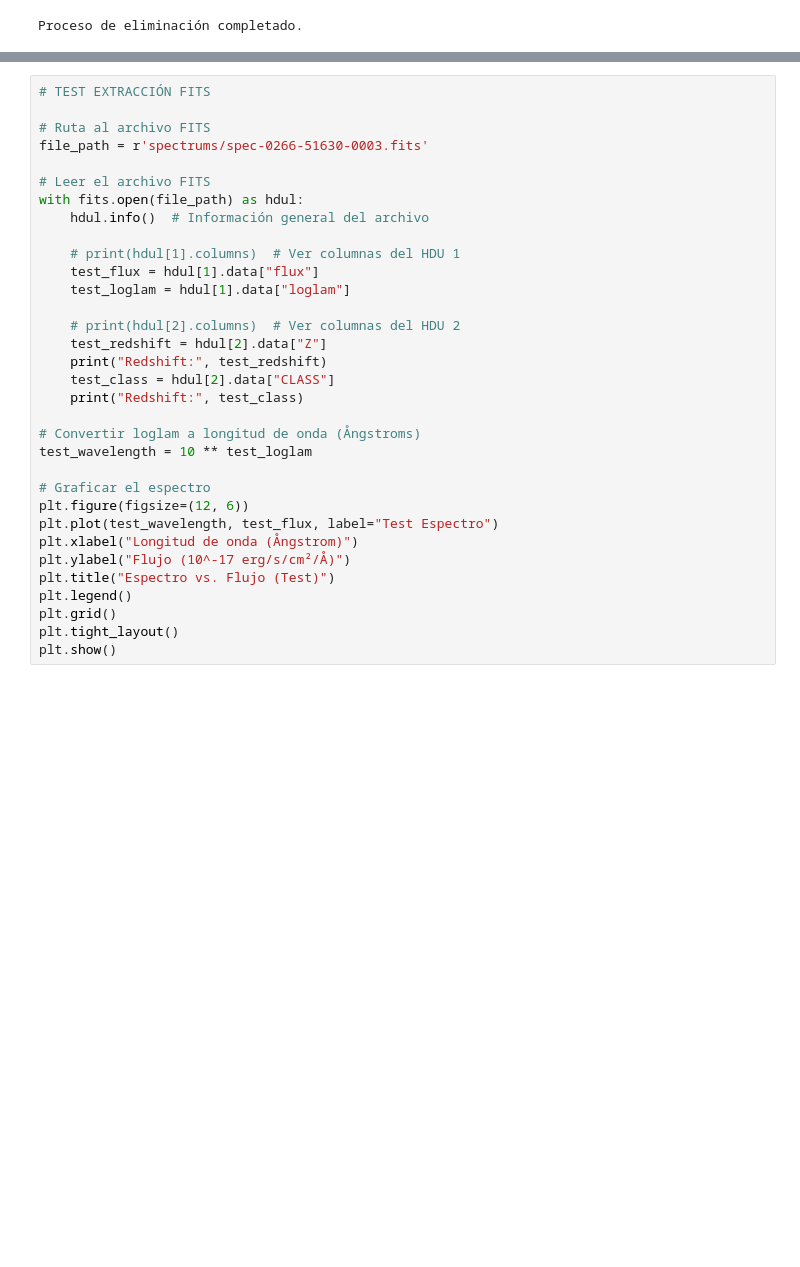
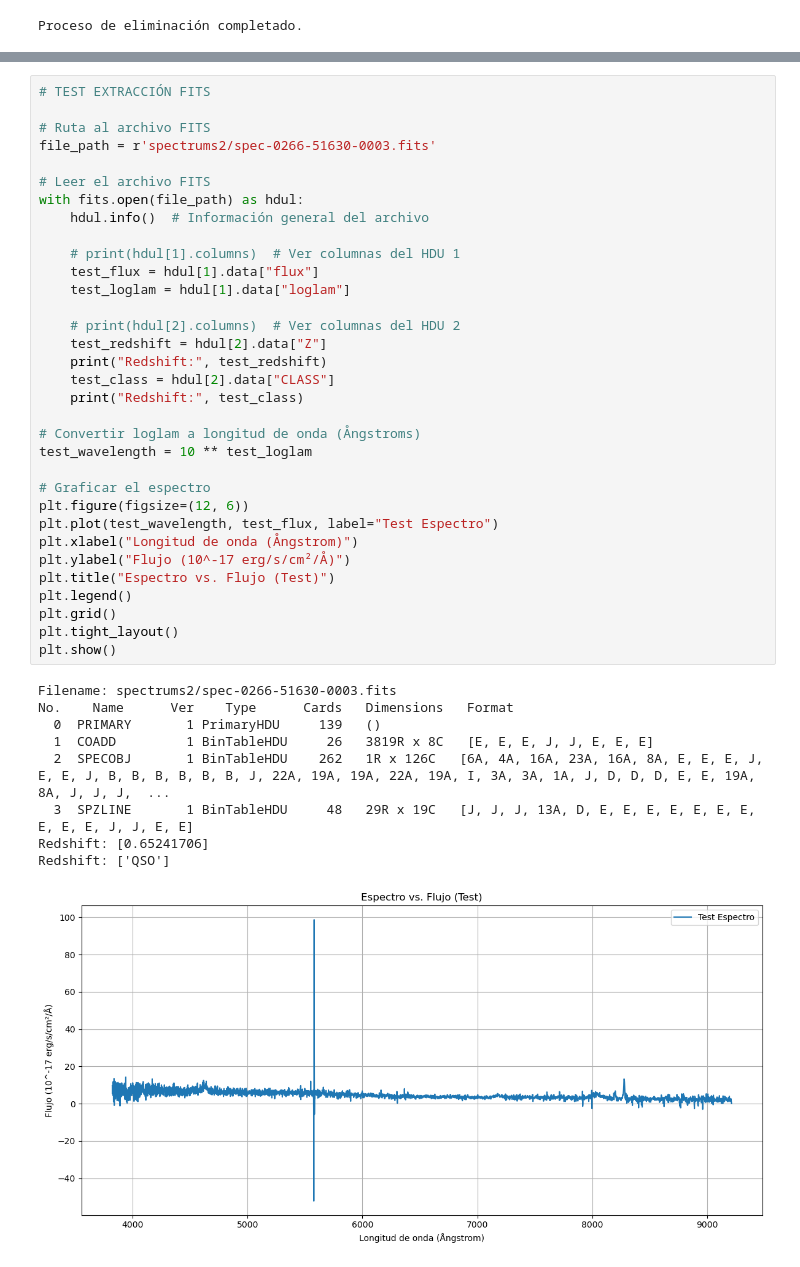
Before and after one commit to albertnica/TFGF-albertnica, a Jupyter notebook: spectra processing.ipynb, the cells around one changed output, grey strips where cells are left out. Drawn from its saved outputs; the diff is of its cells as text; blank space fills up the shorter version.

```diff
--- a/spectra processing.ipynb
+++ b/spectra processing.ipynb
@@ -164,35 +164,45 @@ Procesado spec-9424-58104-0753.fits (66000)
 # TEST EXTRACCIÓN FITS
 
 # Ruta al archivo FITS
-file_path = r'spectrums/spec-0266-51630-0003.fits'
+file_path = r'spectrums2/spec-0266-51630-0003.fits'
 
 # Leer el archivo FITS
 with fits.open(file_path) as hdul:
     hdul.info()  # Información general del archivo
 
     # print(hdul[1].columns)  # Ver columnas del HDU 1
     test_flux = hdul[1].data["flux"]
     test_loglam = hdul[1].data["loglam"]
 
     # print(hdul[2].columns)  # Ver columnas del HDU 2
     test_redshift = hdul[2].data["Z"]
     print("Redshift:", test_redshift)
     test_class = hdul[2].data["CLASS"]
     print("Redshift:", test_class)
 
 # Convertir loglam a longitud de onda (Ångstroms)
 test_wavelength = 10 ** test_loglam
 
 # Graficar el espectro
 plt.figure(figsize=(12, 6))
 plt.plot(test_wavelength, test_flux, label="Test Espectro")
 plt.xlabel("Longitud de onda (Ångstrom)")
 plt.ylabel("Flujo (10^-17 erg/s/cm²/Å)")
 plt.title("Espectro vs. Flujo (Test)")
 plt.legend()
 plt.grid()
 plt.tight_layout()
 plt.show()
+# %% [output]
+Filename: spectrums2/spec-0266-51630-0003.fits
+No.    Name      Ver    Type      Cards   Dimensions   Format
+  0  PRIMARY       1 PrimaryHDU     139   ()
+  1  COADD         1 BinTableHDU     26   3819R x 8C   [E, E, E, J, J, E, E, E]
+  2  SPECOBJ       1 BinTableHDU    262   1R x 126C   [6A, 4A, 16A, 23A, 16A, 8A, E, E, E, J, E, E, J, B, B, B, B, B, B, J, 22A, 19A, 19A, 22A, 19A, I, 3A, 3A, 1A, J, D, D, D, E, E, 19A, 8A, J, J, J,  ...
+  3  SPZLINE       1 BinTableHDU     48   29R x 19C   [J, J, J, 13A, D, E, E, E, E, E, E, E, E, E, E, J, J, E, E]
+Redshift: [0.65241706]
+Redshift: ['QSO']
+[figure, added]
 # %%
 # Función para interpolación adaptativa (15000 FITS = 5hrs POCO VIABLE EN DATASETS GRANDES PREPARAR LOS DATOS)
 
```
Also changed, not shown: parts of 2 cells of this notebook, 3 other files.
